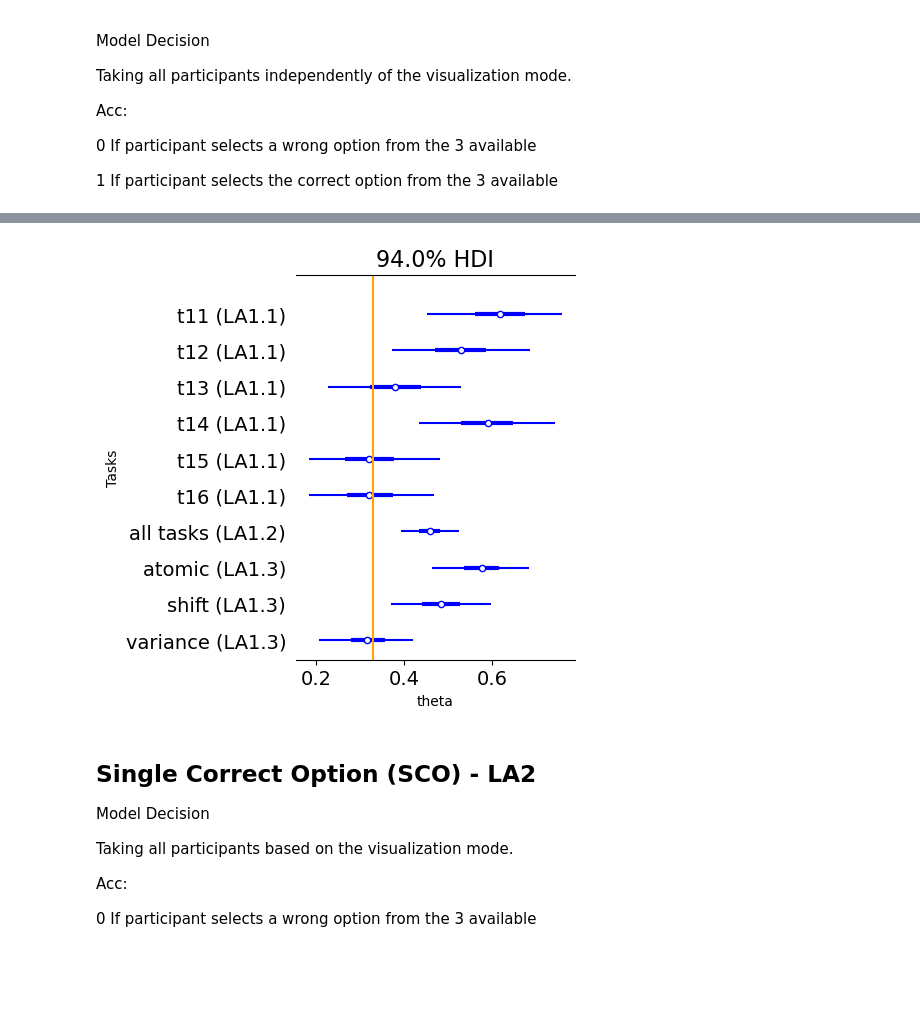
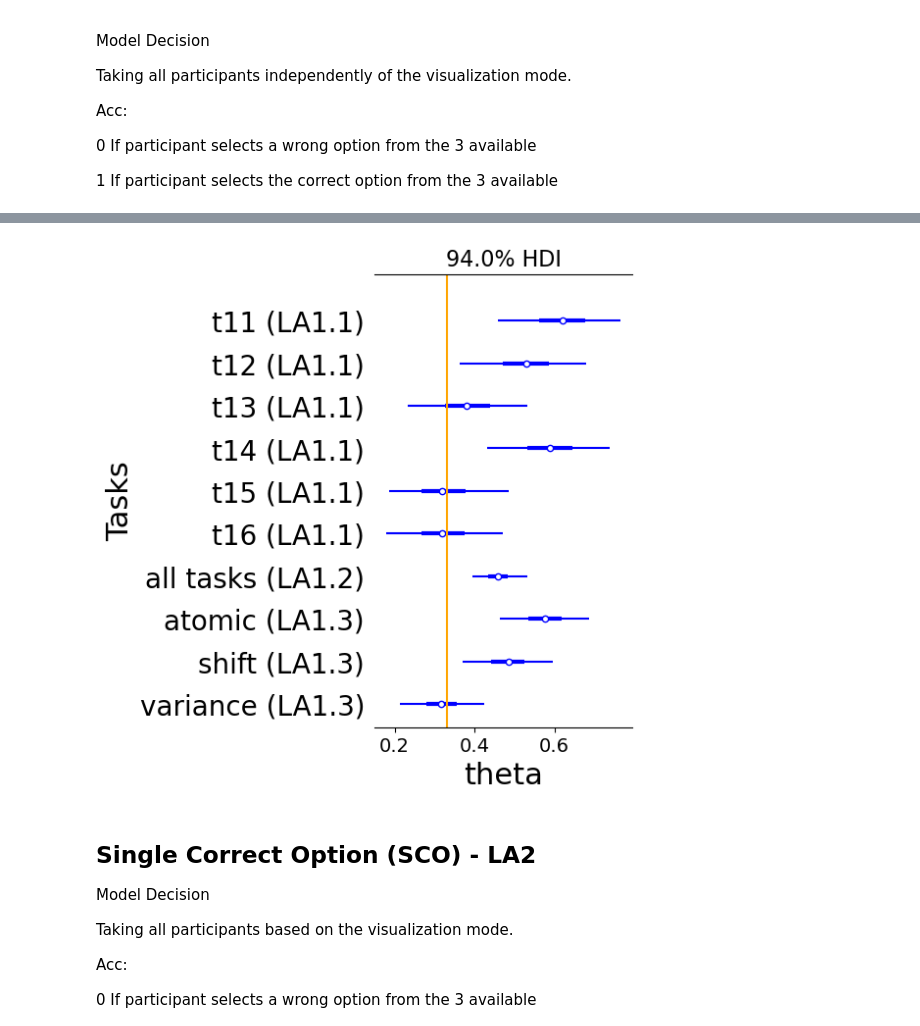
Before and after one commit to evdoxiataka/simulated_interventions_study_analysis, a Jupyter notebook: analysis.ipynb, the cells around one changed output, grey strips where cells are left out. Drawn from its saved outputs; the diff is of its cells as text; code cells hidden in the pictures; blank space fills up the shorter version.

```diff
--- a/analysis.ipynb
+++ b/analysis.ipynb
@@ -228,14 +228,16 @@ Sampling 4 chains for 1_000 tune and 2_000 draw iterations (4_000 + 8_000 draws
 # %%
 import arviz as az
 import matplotlib.pyplot as plt
-fig, ax = plt.subplots(1, 1, figsize=(3.6, 5))
+font_size = 22
+plt.rcParams.update({'font.size': font_size})
+fig, ax = plt.subplots(1, 1, figsize=(3.4, 8))
 ai = az.from_pymc3(trace_acc_T1_sco_m1)
 prob = 0.94
 az.plot_forest(ai['posterior']['theta'], ax = ax, combined = True, hdi_prob = prob, colors = 'blue')
 ax.vlines(x = 0.33, ymin = -1, ymax = 15, colors = 'orange')
 
 ##
-ax.set_yticklabels(['variance (LA1.3)','shift (LA1.3)','atomic (LA1.3)','all tasks (LA1.2)','t10 (LA1.1)','t9 (LA1.1)','t8 (LA1.1)','t7 (LA1.1)','t6 (LA1.1)','t5 (LA1.1)','t4 (LA1.1)','t3 (LA1.1)','t2 (LA1.1)','t1 (LA1.1)'])
+ax.set_yticklabels(['variance (LA1.3)','shift (LA1.3)','atomic (LA1.3)','all tasks (LA1.2)','t10 (LA1.1)','t9 (LA1.1)','t8 (LA1.1)','t7 (LA1.1)','t6 (LA1.1)','t5 (LA1.1)','t4 (LA1.1)','t3 (LA1.1)','t2 (LA1.1)','t1 (LA1.1)'], fontsize=20)
 ax.set_ylabel("Tasks")
 ##
 ax.set_xlabel("theta")
@@ -354,7 +356,9 @@ Sampling 4 chains for 1_000 tune and 2_000 draw iterations (4_000 + 8_000 draws
 # %%
 import arviz as az
 import matplotlib.pyplot as plt
-fig, ax = plt.subplots(1, 6, figsize=(22, 5))
+font_size = 22
+plt.rcParams.update({'font.size': font_size})
+fig, ax = plt.subplots(1, 6, figsize=(21, 8))
 ai = az.from_pymc3(trace_acc_T1_sc0_m2)
 prob = 0.94
 az.plot_forest(ai['posterior']['thetaIG'], ax = ax[0], combined = True, hdi_prob = prob, colors = 'blue')
@@ -371,7 +375,7 @@ az.plot_forest(ai['posterior']['difference of thetas SG-AG'], ax = ax[5], combin
 ax[5].vlines(x = 0, ymin = -1, ymax = 15, colors = 'orange')
 
 ##
-ax[0].set_yticklabels(['all tasks (LA2.2)','t10 (LA2.1)','t9 (LA2.1)','t8 (LA2.1)','t7 (LA2.1)','t6 (LA2.1)','t5 (LA2.1)','t4 (LA2.1)','t3 (LA2.1)','t2 (LA2.1)','t1 (LA2.1)'])
+ax[0].set_yticklabels(['all tasks (LA2.2)','t10 (LA2.1)','t9 (LA2.1)','t8 (LA2.1)','t7 (LA2.1)','t6 (LA2.1)','t5 (LA2.1)','t4 (LA2.1)','t3 (LA2.1)','t2 (LA2.1)','t1 (LA2.1)'], fontsize=20)
 ax[1].get_yaxis().set_visible(False)
 ax[2].get_yaxis().set_visible(False)
 ax[3].get_yaxis().set_visible(False)
@@ -528,14 +532,16 @@ Sampling 4 chains for 1_000 tune and 2_000 draw iterations (4_000 + 8_000 draws
 # %%
 import arviz as az
 import matplotlib.pyplot as plt
-fig, ax = plt.subplots(1, 1, figsize=(3.6, 5))
+font_size = 22
+plt.rcParams.update({'font.size': font_size})
+fig, ax = plt.subplots(1, 1, figsize=(3.4, 8))
 ai = az.from_pymc3(trace_acc_T1_mco_m1)
 prob = 0.94
 az.plot_forest(ai['posterior']['theta'], ax = ax, combined = True, hdi_prob = prob, colors = 'blue')
 ax.vlines(x = 0.5, ymin = -1, ymax = 15, colors = 'orange')
 
 ##
-ax.set_yticklabels(['variance (LA1.3)','shift (LA1.3)','atomic (LA1.3)','all tasks (LA1.2)','t10 (LA1.1)','t9 (LA1.1)','t8 (LA1.1)','t7 (LA1.1)','t6 (LA1.1)','t5 (LA1.1)','t4 (LA1.1)','t3 (LA1.1)','t2 (LA1.1)','t1 (LA1.1)'])
+ax.set_yticklabels(['variance (LA1.3)','shift (LA1.3)','atomic (LA1.3)','all tasks (LA1.2)','t10 (LA1.1)','t9 (LA1.1)','t8 (LA1.1)','t7 (LA1.1)','t6 (LA1.1)','t5 (LA1.1)','t4 (LA1.1)','t3 (LA1.1)','t2 (LA1.1)','t1 (LA1.1)'], fontsize=20)
 ax.set_ylabel("Tasks")
 ##
 ax.set_xlabel("theta")
@@ -679,7 +685,9 @@ Sampling 4 chains for 1_000 tune and 2_000 draw iterations (4_000 + 8_000 draws
 # %%
 import arviz as az
 import matplotlib.pyplot as plt
-fig, ax = plt.subplots(1, 6, figsize=(22, 5))
+font_size = 22
+plt.rcParams.update({'font.size': font_size})
+fig, ax = plt.subplots(1, 6, figsize=(21, 8))
 ai = az.from_pymc3(trace_acc_T1_mco_m2)
 prob = 0.94
 az.plot_forest(ai['posterior']['thetaIG'], ax = ax[0], combined = True, hdi_prob = prob, colors = 'blue')
@@ -696,7 +704,7 @@ az.plot_forest(ai['posterior']['difference of thetas SG-AG'], ax = ax[5], combin
 ax[5].vlines(x = 0, ymin = -1, ymax = 15, colors = 'orange')
 
 ##
-ax[0].set_yticklabels(['all tasks (LA2.2)','t10 (LA2.1)','t9 (LA2.1)','t8 (LA2.1)','t7 (LA2.1)','t6 (LA2.1)','t5 (LA2.1)','t4 (LA2.1)','t3 (LA2.1)','t2 (LA2.1)','t1 (LA2.1)'])
+ax[0].set_yticklabels(['all tasks (LA2.2)','t10 (LA2.1)','t9 (LA2.1)','t8 (LA2.1)','t7 (LA2.1)','t6 (LA2.1)','t5 (LA2.1)','t4 (LA2.1)','t3 (LA2.1)','t2 (LA2.1)','t1 (LA2.1)'], fontsize=20)
 ax[1].get_yaxis().set_visible(False)
 ax[2].get_yaxis().set_visible(False)
 ax[3].get_yaxis().set_visible(False)
@@ -825,20 +833,22 @@ Sampling 4 chains for 1_000 tune and 2_000 draw iterations (4_000 + 8_000 draws
 # %%
 import arviz as az
 import matplotlib.pyplot as plt
-fig, ax = plt.subplots(1, 1, figsize=(3.6, 5))
+font_size = 22
+plt.rcParams.update({'font.size': font_size})
+fig, ax = plt.subplots(1, 1, figsize=(3.4, 6))
 ai = az.from_pymc3(trace_acc_T2_sco_m1)
 prob = 0.94
 az.plot_forest(ai['posterior']['theta'], ax = ax, combined = True, hdi_prob = prob, colors = 'blue')
 ax.vlines(x = 0.33, ymin = -1, ymax = 15, colors = 'orange')
 
 ##
-ax.set_yticklabels(['variance (LA1.3)','shift (LA1.3)','atomic (LA1.3)','all tasks (LA1.2)','t16 (LA1.1)','t15 (LA1.1)','t14 (LA1.1)','t13 (LA1.1)','t12 (LA1.1)','t11 (LA1.1)'])
+ax.set_yticklabels(['variance (LA1.3)','shift (LA1.3)','atomic (LA1.3)','all tasks (LA1.2)','t16 (LA1.1)','t15 (LA1.1)','t14 (LA1.1)','t13 (LA1.1)','t12 (LA1.1)','t11 (LA1.1)'], fontsize=20)
 ax.set_ylabel("Tasks")
 ##
 ax.set_xlabel("theta")
 plt.savefig('ch6_Fig11_a.svg',dpi=300)
 # %% [output]
-[figure, old version]
+[figure, new version]
 # %% [markdown]
 ## Single Correct Option (SCO) - LA2
 Model Decision
```
Also changed, not shown: parts of 27 cells of this notebook, 2 other files.
